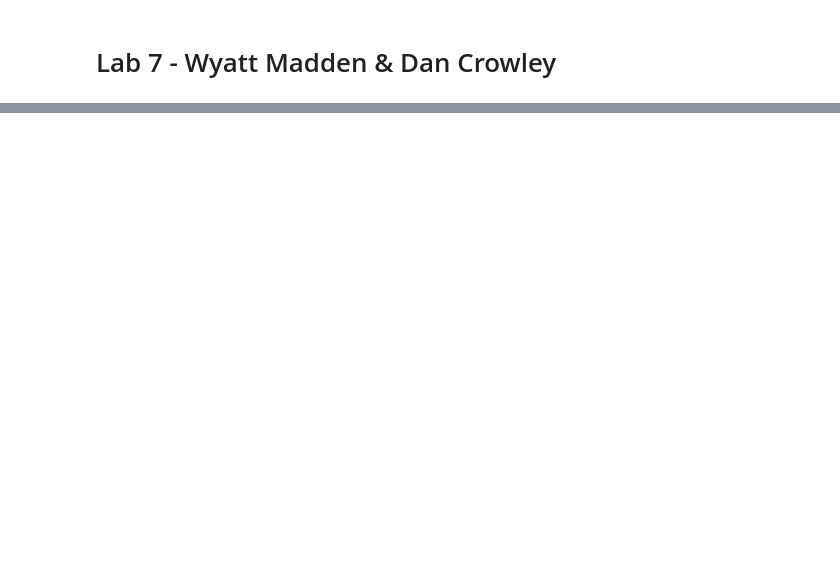
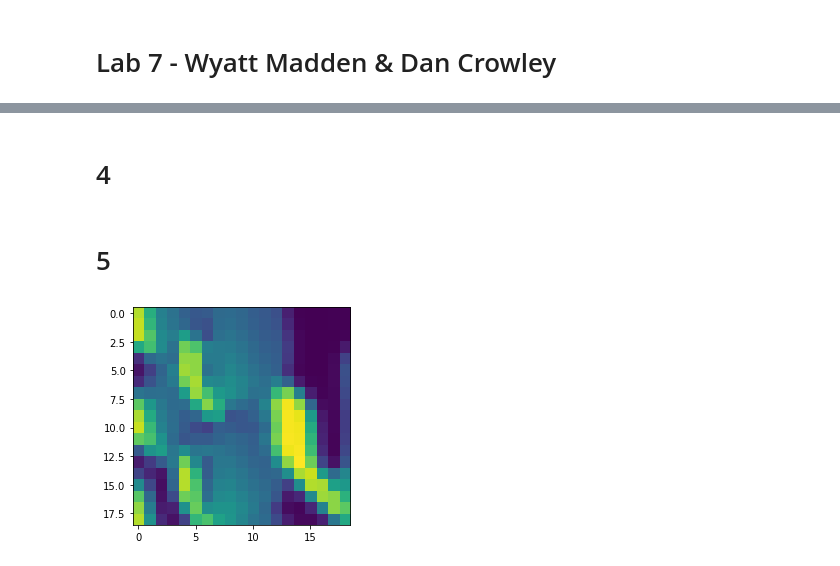
Before and after one commit to WyattGMadden/mathematics_of_machine_learning_group_19, a Jupyter notebook: labs/lab7/lab_7_wyatt_madden_dan_crowley.ipynb, the cells around one changed output, grey strips where cells are left out. Cells and saved outputs as stored; diff of their text form; code cells hidden in the pictures; blank space fills up the shorter version.

```diff
--- a/labs/lab7/lab_7_wyatt_madden_dan_crowley.ipynb
+++ b/labs/lab7/lab_7_wyatt_madden_dan_crowley.ipynb
@@ -94,0 +114,11 @@ TypeError: 'G' must be a 'd' matrix of size (7339, 7339)
+# %% [markdown]
+# 4
+# %% [markdown]
+# 5
+# %%
+max_image = np.transpose(X)[np.argmax(dat_3), ]
+
+
+fig = plt.imshow(np.reshape(max_image, [dims[0][0], dims[0][1]]))
+# %% [output]
+[figure, added]
```
Also changed, not shown: parts of 12 cells of this notebook, 5 other files.
